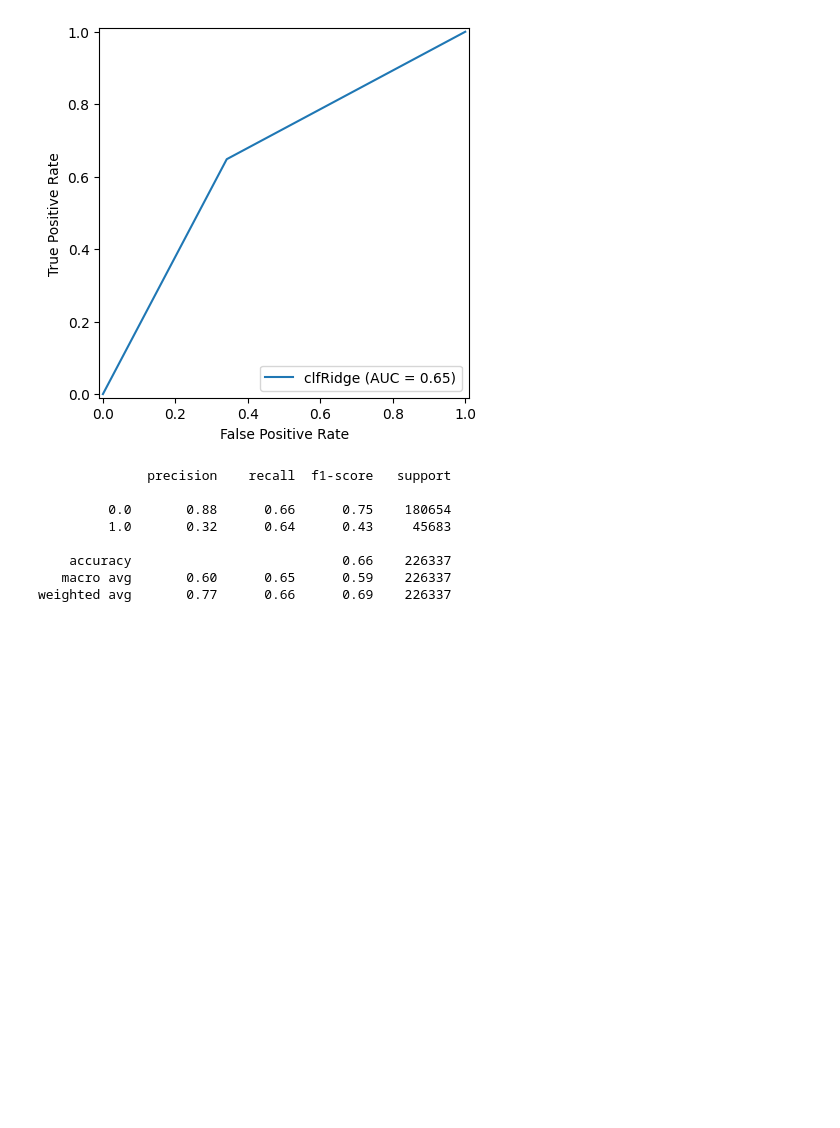
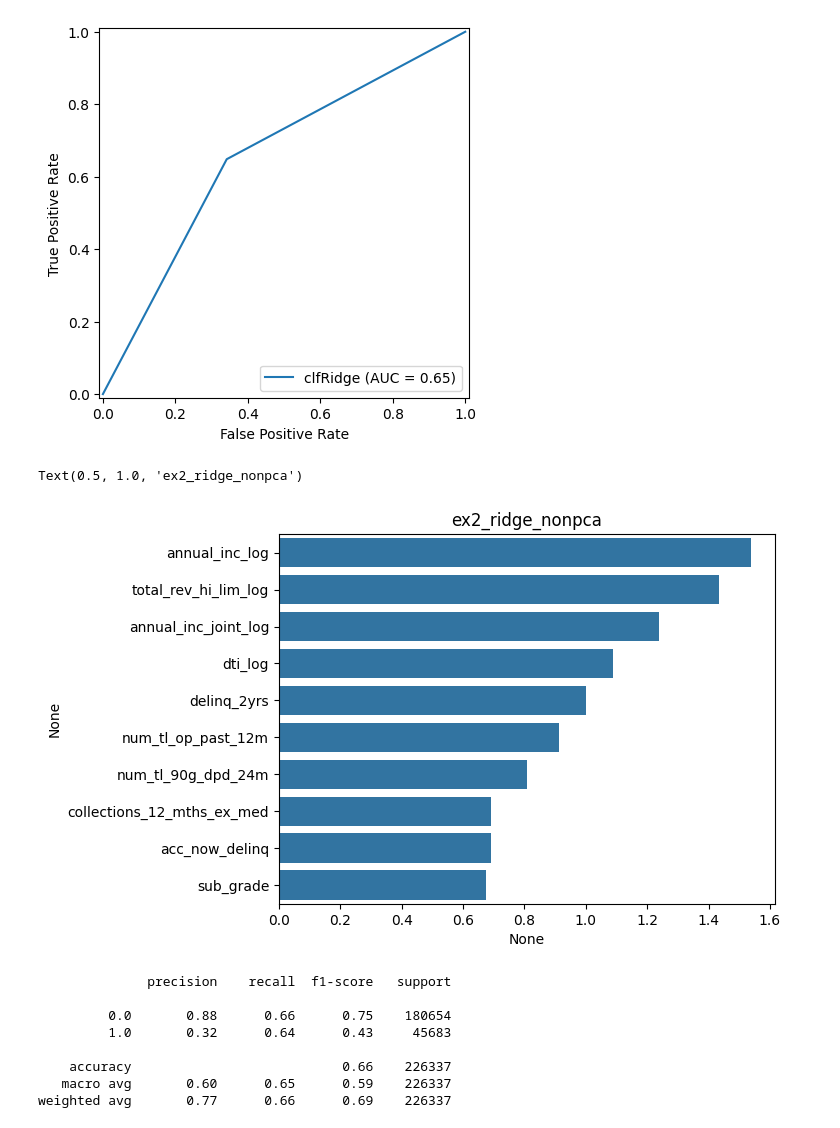
Before and after one commit to primula1323/Bigdata_Fintech, a Jupyter notebook: Lending_Club_Project/final_code/experiment2.ipynb, the cells around one changed output. Saved outputs shown, nothing was run; the diff lists cells and outputs as text; code cells hidden in the pictures; blank space fills up the shorter version.

```diff
--- a/Lending_Club_Project/final_code/experiment2.ipynb
+++ b/Lending_Club_Project/final_code/experiment2.ipynb
@@ -162,6 +162,15 @@ display.plot()
 # %% [output]
 <sklearn.metrics._plot.roc_curve.RocCurveDisplay at 0x...>
 [figure]
+# %%
+coefs = [abs(x) for x in clfRidge.coef_[0]]
+fi = pd.Series(coefs, index= X_train.columns).sort_values(ascending=False).iloc[:10]
+
+figs = sns.barplot(x=fi, y=fi.index)
+plt.pyplot.title('ex2_ridge_nonpca')
+# %% [output]
+Text(0.5, 1.0, 'ex2_ridge_nonpca')
+[figure, added]
 # %%
 pcaRidge = RidgeClassifierCV().fit(Xpca_train, ypca_train)
 # %%
```
Also changed, not shown: parts of 3 cells of this notebook.
